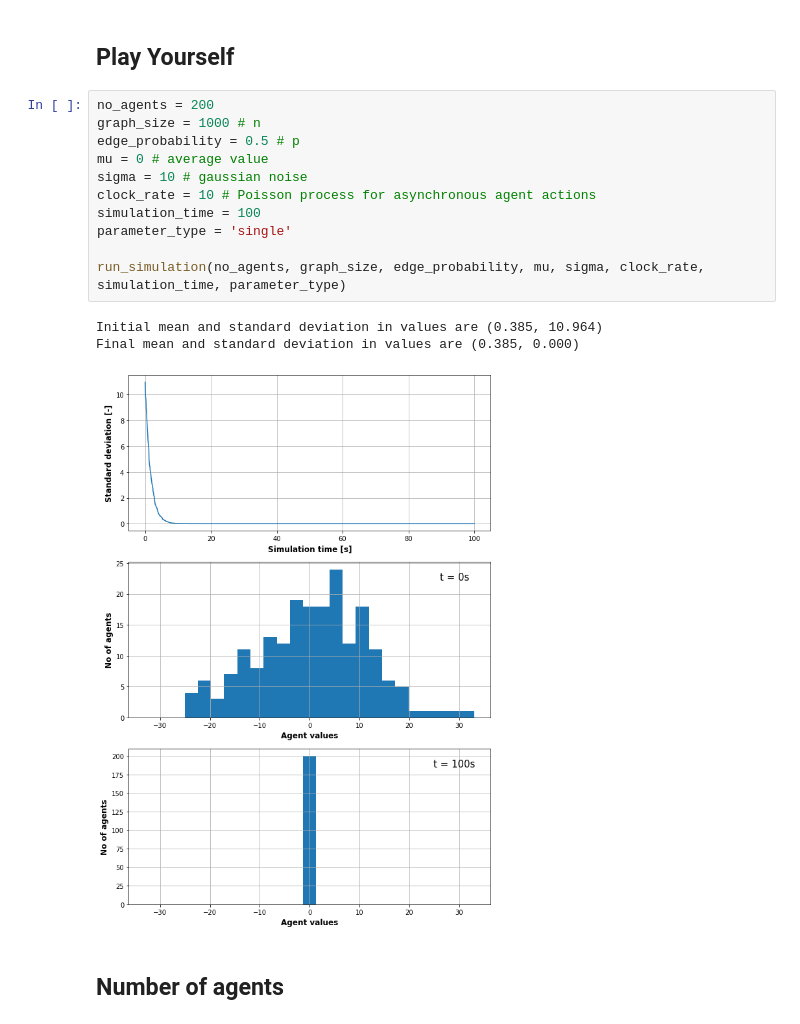
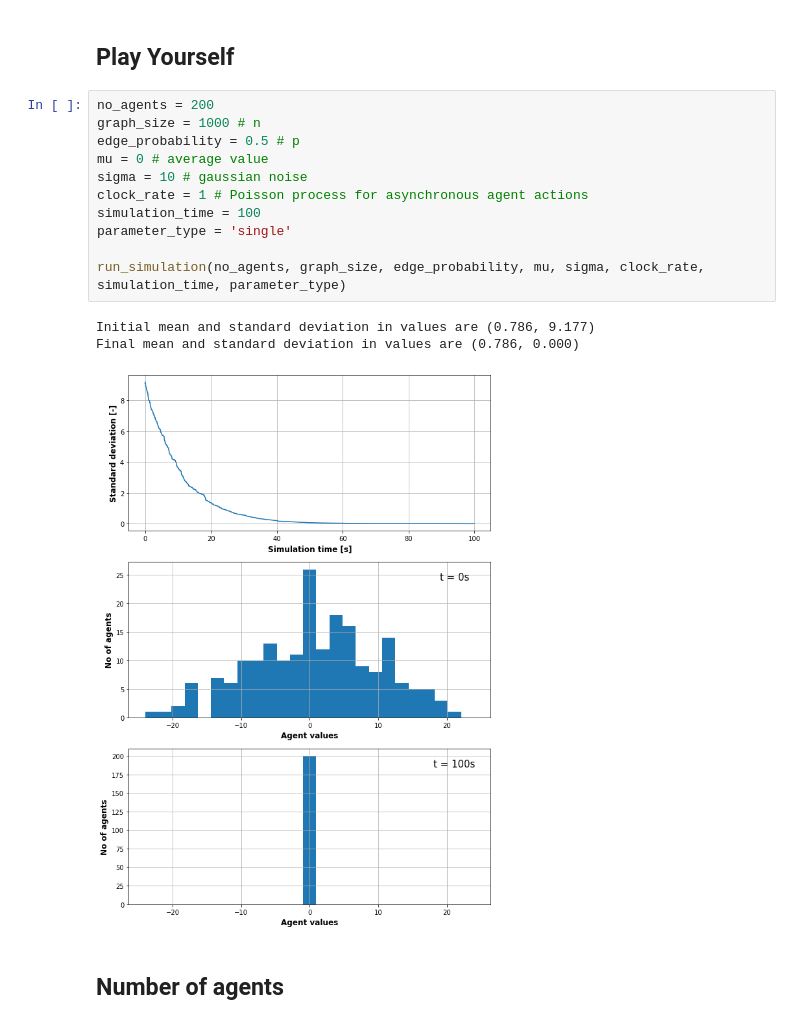
Before and after one commit to fberlinger/dynamic-randomized-gossip, a Jupyter notebook: basic_intuition.ipynb, the cells around one changed output. Cells and saved outputs as stored; diff of their text form.

```diff
--- a/basic_intuition.ipynb
+++ b/basic_intuition.ipynb
@@ -15,18 +15,18 @@ from basic_experiment import run_simulation
 # %%
 no_agents = 200
 graph_size = 1000 # n
 edge_probability = 0.5 # p
 mu = 0 # average value
 sigma = 10 # gaussian noise
-clock_rate = 10 # Poisson process for asynchronous agent actions
+clock_rate = 1 # Poisson process for asynchronous agent actions
 simulation_time = 100
 parameter_type = 'single'
 
 run_simulation(no_agents, graph_size, edge_probability, mu, sigma, clock_rate, simulation_time, parameter_type)
 # %% [output]
-Initial mean and standard deviation in values are (0.385, 10.964)
-Final mean and standard deviation in values are (0.385, 0.000)
+Initial mean and standard deviation in values are (0.786, 9.177)
+Final mean and standard deviation in values are (0.786, 0.000)
-[figure, old version]
+[figure, new version]
 # %% [markdown]
 ## Number of agents
 # %%
```
Also changed, not shown: parts of 3 cells of this notebook, 2 other files.
